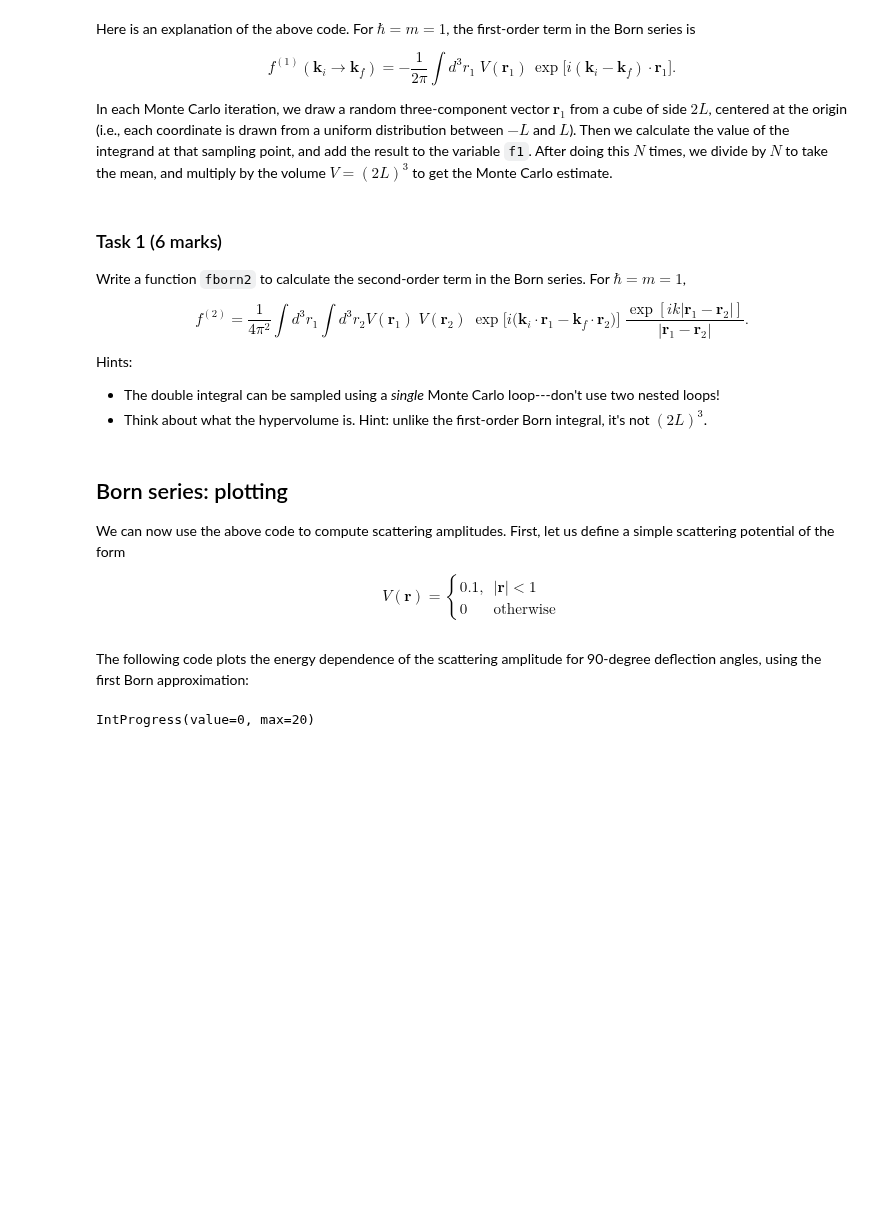
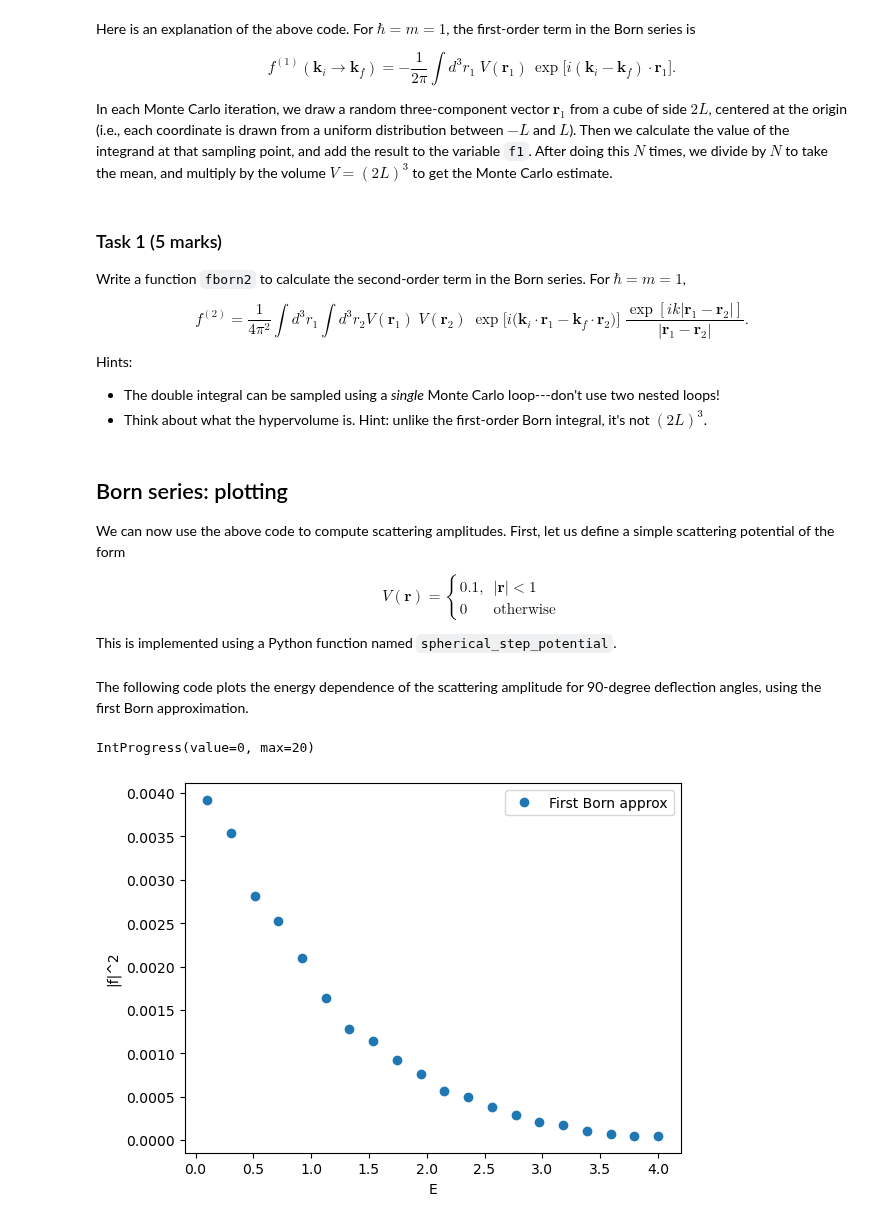
Before and after one commit to seewhydee/ntuphys_nb, a Jupyter notebook: jupyter/gradqm/scattering.ipynb, the cells around one changed output. Cells and saved outputs as stored; diff of their text form; code cells hidden in the pictures; blank space fills up the shorter version.

Commit message:
Update scattering exercise.

```diff
--- a/jupyter/gradqm/scattering.ipynb
+++ b/jupyter/gradqm/scattering.ipynb
@@ -60,7 +60,7 @@ $$f^{(1)}(\mathbf{k}_i\rightarrow \mathbf{k}_f) = - \frac{1}{2\pi} \int d^3 r_1
 
 In each Monte Carlo iteration, we draw a random three-component vector $\mathbf{r}_1$ from a cube of side $2L$, centered at the origin (i.e., each coordinate is drawn from a uniform distribution between $-L$ and $L$). Then we calculate the value of the integrand at that sampling point, and add the result to the variable `f1`. After doing this $N$ times, we divide by $N$ to take the mean, and multiply by the volume $V = (2L)^3$ to get the Monte Carlo estimate.
 # %% [markdown]
-### Task 1 (6 marks)
+### Task 1 (5 marks)
 
 Write a function `fborn2` to calculate the second-order term in the Born series.  For $\hbar = m = 1$,
 
@@ -81,34 +81,48 @@ def fborn2(Vfun, ki, kf, L, N=5000):
 We can now use the above code to compute scattering amplitudes. First, let us define a simple scattering potential of the form
 
 $$V(\mathbf{r}) = \begin{cases}0.1, & |\mathbf{r}| < 1 \\ 0 & \mathrm{otherwise}\end{cases}$$
+
+This is implemented using a Python function named `spherical_step_potential`.
 # %%
-def V1(r):
-    return 0.1 if np.absolute(np.dot(r,r)) < 1.0 else 0.0
+## Spherical step potential which is U for r < R, and 0 outside
+def spherical_step_potential(r, U=0.1, R=1.0):
+    return U if np.absolute(np.dot(r,r)) < R else 0.0
 # %% [markdown]
-The following code plots the energy dependence of the scattering amplitude for 90-degree deflection angles, using the first Born approximation:
+The following code plots the energy dependence of the scattering amplitude for 90-degree deflection angles, using the first Born approximation.
 # %%
-from ipywidgets import IntProgress # For progress reporter
-from IPython.display import display
+## Plot the differential scattering cross section versus energy E, with
+## incident wavevector along (0,0,1) and scattered wavevector along (1,0,0).
+## Vfun             -- the scattering potential to use.
+## Emin, Emax, numE -- the energy range to plot over
 
-Emin, Emax, numE = 0.1, 4.0, 20
-L = 1.0
+def scattering_vs_E_born1(Vfun, Emin=0.1, Emax=4.0, numE=20):
+    from ipywidgets import IntProgress # For progress reporter
+    from IPython.display import display
 
-progress_bar = IntProgress(min=0, max=numE)
-display(progress_bar)
+    L = 1.0
 
-Evec = np.linspace(Emin, Emax, numE)      # array of energies
-fvec = np.zeros(len(Evec), dtype=complex) # scattering amplitudes to calculate
+    progress_bar = IntProgress(min=0, max=numE)
+    display(progress_bar)
 
-for n in range(numE):
-    k  = np.sqrt(2*Evec[n])
-    ki = np.array([0,0,k])
-    kf = np.array([k,0,0])
-    fvec[n] = fborn1(V1, ki, kf, L)
-    progress_bar.value += 1
+    Evec = np.linspace(Emin, Emax, numE)      # array of energies
+    fvec = np.zeros(len(Evec), dtype=complex) # scattering amplitudes to calculate
 
-plt.plot(Evec, abs(fvec)**2, 'o')
-plt.xlabel('E'); plt.ylabel('|f|^2')
-plt.show()
+    for n in range(numE):
+        k  = np.sqrt(2*Evec[n])
+        ki = np.array([0,0,k])
+        kf = np.array([k,0,0])
+        fvec[n] = fborn1(Vfun, ki, kf, L)
+        progress_bar.value += 1
+
+    plt.plot(Evec, abs(fvec)**2, 'o', label='First Born approx')
+    plt.xlabel('E'); plt.ylabel('|f|^2'); plt.legend()
+    plt.show()
+
+## Call `scattering_vs_E_born1` with `spherical_step_potential` as an input,
+## which tells it to use this specific potential function for the scattering
+## calculations.
+scattering_vs_E_born1(spherical_step_potential)
 # %% [output]
 IntProgress(value=0, max=20)
+[figure, added]
 # %% [markdown]
```
Also changed, not shown: parts of 7 cells of this notebook.
